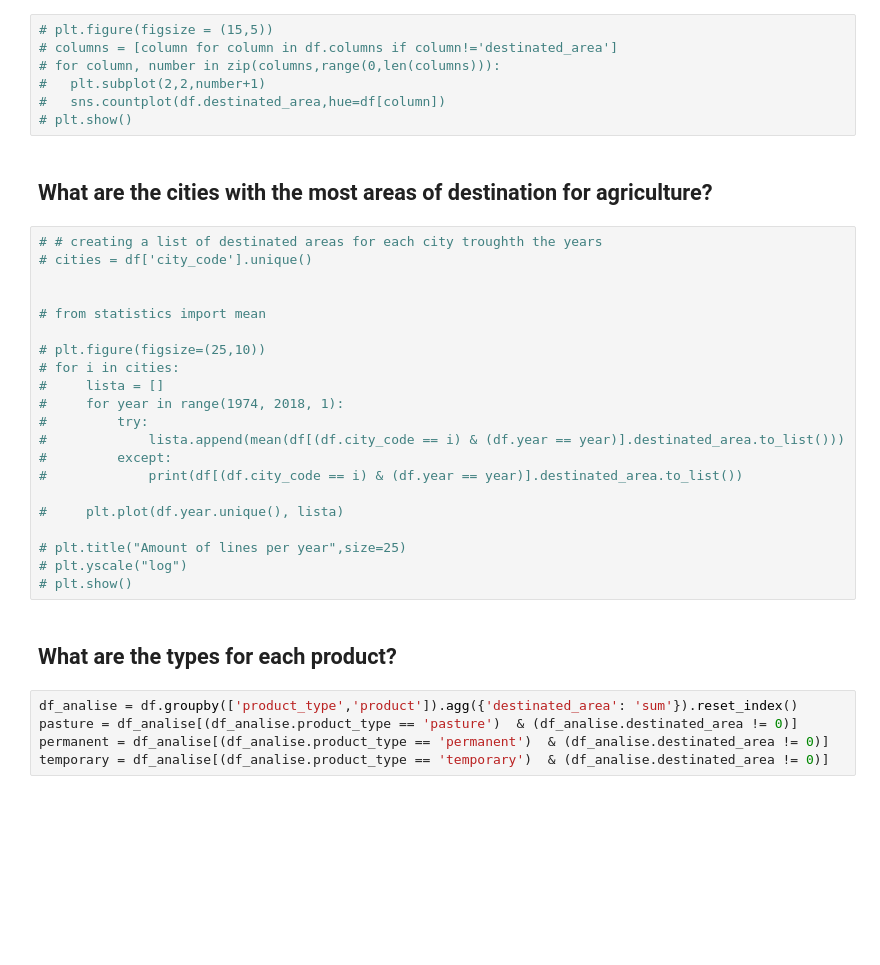
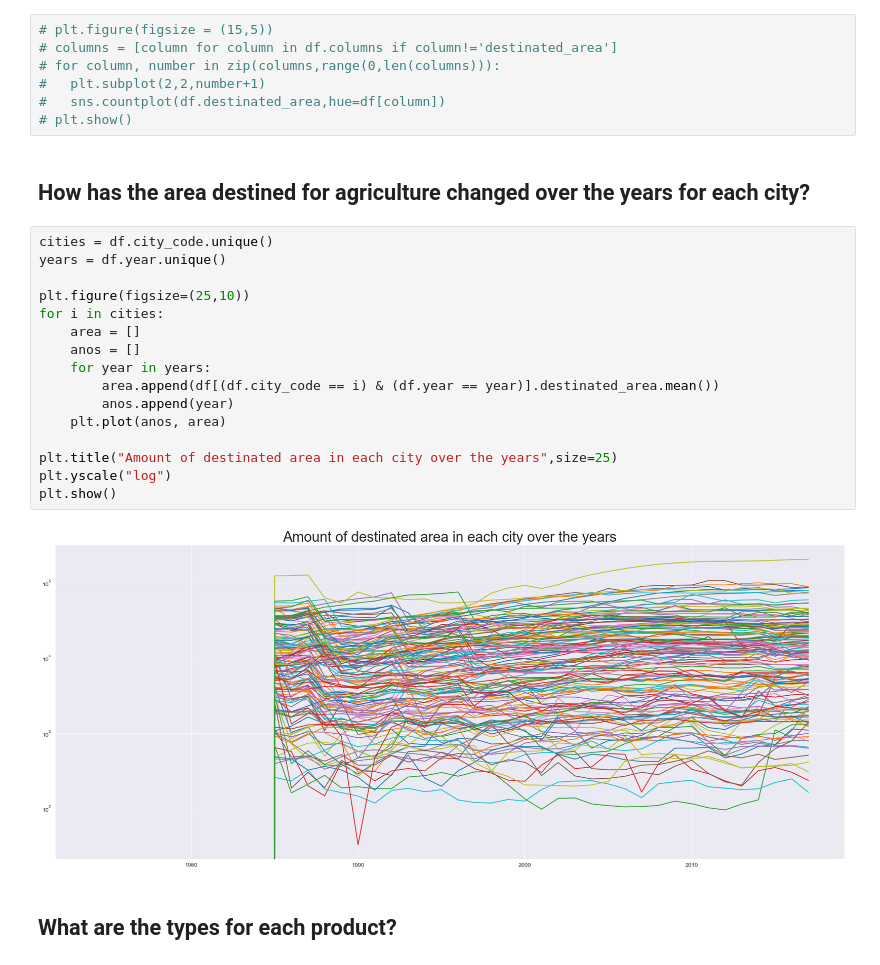
Before and after one commit to RicardoMourao-py/Bain, a Jupyter notebook: inicio.ipynb, the cells around one changed output. Drawn from its saved outputs; the diff is of its cells as text; blank space fills up the shorter version.

```diff
--- a/inicio.ipynb
+++ b/inicio.ipynb
@@ -282,36 +282,28 @@ plt.show()
 #   plt.subplot(2,2,number+1)
 #   sns.countplot(df.destinated_area,hue=df[column])
 # plt.show()
-# %% [markdown]
-## What are the cities with the most areas of destination for agriculture?
+# %% [markdown]
+## How has the area destined for agriculture changed over the years for each city?
 # %%
-# # creating a list of destinated areas for each city troughth the years
-# cities = df['city_code'].unique()
+cities = df.city_code.unique()
+years = df.year.unique()
 
+plt.figure(figsize=(25,10))
+for i in cities:
+    area = []
+    anos = []
+    for year in years:
+        area.append(df[(df.city_code == i) & (df.year == year)].destinated_area.mean())
+        anos.append(year)
+    plt.plot(anos, area)
 
-# from statistics import mean
-
-# plt.figure(figsize=(25,10))
-# for i in cities:
-#     lista = []
-#     for year in range(1974, 2018, 1):
-#         try:
-#             lista.append(mean(df[(df.city_code == i) & (df.year == year)].destinated_area.to_list()))
-#         except:
-#             print(df[(df.city_code == i) & (df.year == year)].destinated_area.to_list())
-
-#     plt.plot(df.year.unique(), lista)
-
-# plt.title("Amount of lines per year",size=25)
-# plt.yscale("log")
-# plt.show()
+plt.title("Amount of destinated area in each city over the years",size=25)
+plt.yscale("log")
+plt.show()
+# %% [output]
+[figure, added]
 # %% [markdown]
 ## What are the types for each product?
-# %%
-df_analise = df.groupby(['product_type','product']).agg({'destinated_area': 'sum'}).reset_index()
-pasture = df_analise[(df_analise.product_type == 'pasture')  & (df_analise.destinated_area != 0)]
-permanent = df_analise[(df_analise.product_type == 'permanent')  & (df_analise.destinated_area != 0)]
-temporary = df_analise[(df_analise.product_type == 'temporary')  & (df_analise.destinated_area != 0)]
 # %%
 df_analise = df.groupby(['product_type','product']).agg({'destinated_area': 'sum'}).reset_index()
 pasture = df_analise[(df_analise.product_type == 'pasture')  & (df_analise.destinated_area != 0)]
```
Also changed, not shown: parts of 6 cells of this notebook.
